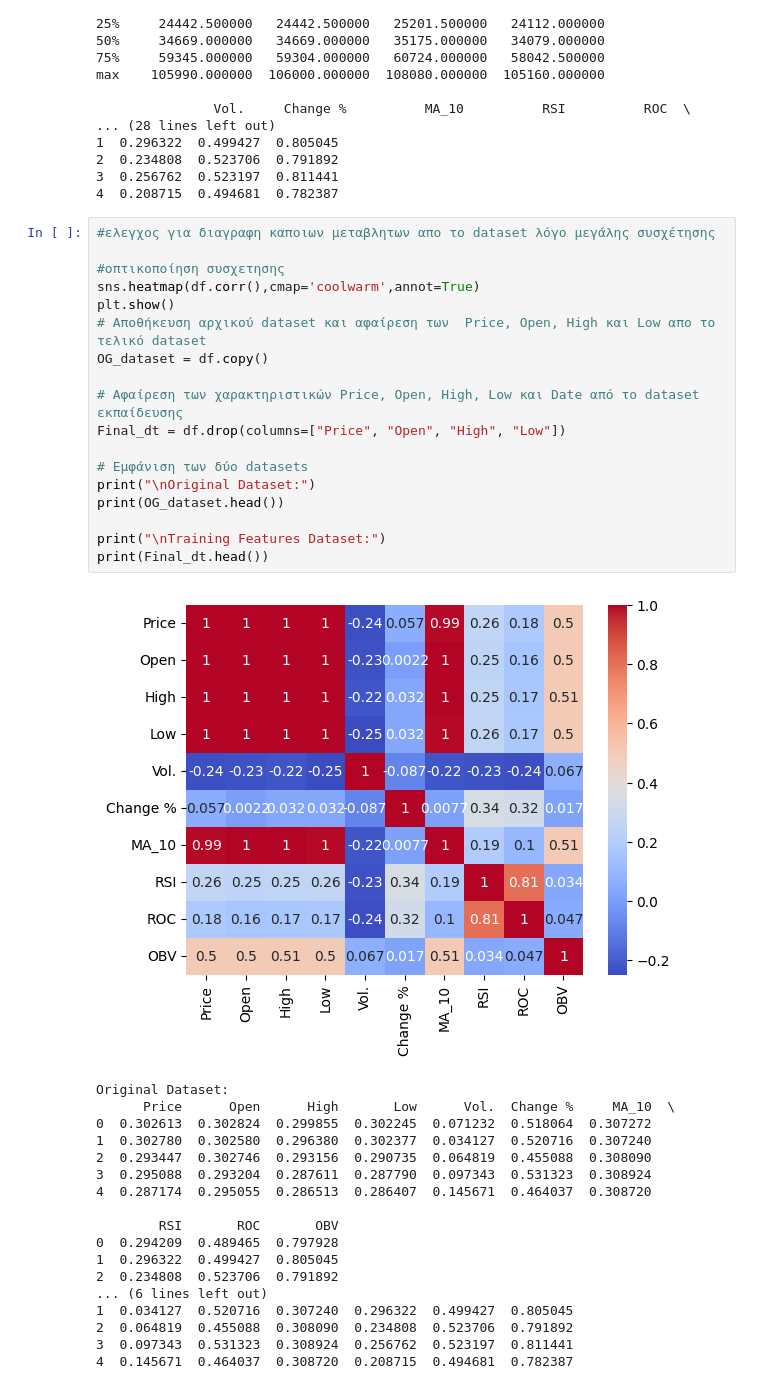
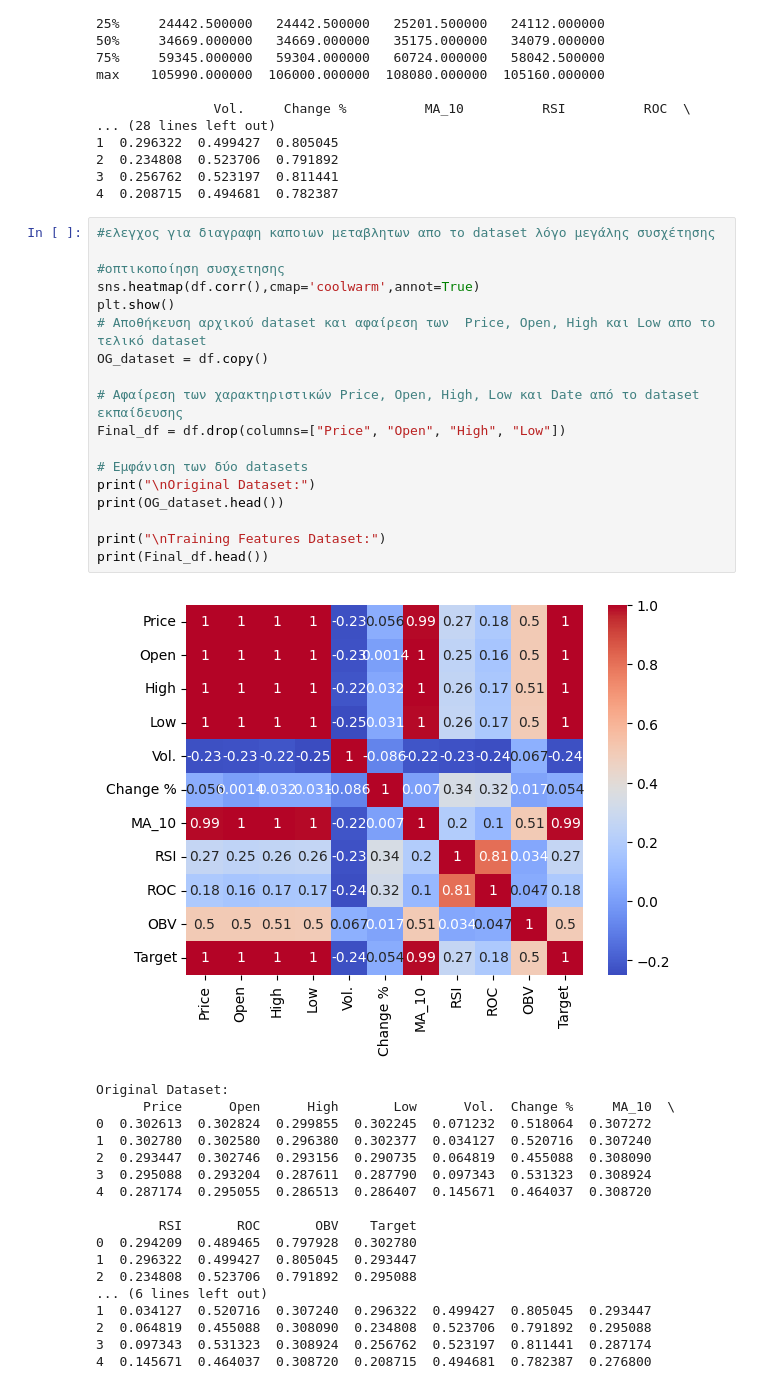
Before and after one commit to chrisaMel/Machine-Learning, a Jupyter notebook: BitCoinApallaktiki.ipynb, the cells around one changed output. Saved outputs shown, nothing was run; the diff lists cells and outputs as text.

Commit message:
Προετοιμασία για εκπαίδευση: εισαγωγή της στήλης της επόμενης μέρας (Target), διαχωρισμός του dataset σε train και test και δημιουργία των K-folds για cross-validation

```diff
--- a/BitCoinApallaktiki.ipynb
+++ b/BitCoinApallaktiki.ipynb
@@ -232,23 +232,23 @@ max    105990.000000  106000.000000  108080.000000  105160.000000
 # %%
 #ελεγχος για διαγραφη καποιων μεταβλητων απο το dataset λόγο μεγάλης συσχέτησης
 
 #οπτικοποίηση συσχετησης
 sns.heatmap(df.corr(),cmap='coolwarm',annot=True)
 plt.show()
 # Αποθήκευση αρχικού dataset και αφαίρεση των  Price, Open, High και Low απο το τελικό dataset
 OG_dataset = df.copy()
 
 # Αφαίρεση των χαρακτηριστικών Price, Open, High, Low και Date από το dataset εκπαίδευσης
-Final_dt = df.drop(columns=["Price", "Open", "High", "Low"])
+Final_df = df.drop(columns=["Price", "Open", "High", "Low"])
 
 # Εμφάνιση των δύο datasets
 print("\nOriginal Dataset:")
 print(OG_dataset.head())
 
 print("\nTraining Features Dataset:")
-print(Final_dt.head())
+print(Final_df.head())
 # %% [output]
-[figure, old version]
+[figure, new version]
 Original Dataset:
       Price      Open      High       Low      Vol.  Change %     MA_10  \
 0  0.302613  0.302824  0.299855  0.302245  0.071232  0.518064  0.307272
@@ -257,12 +257,12 @@ Original Dataset:
 3  0.295088  0.293204  0.287611  0.287790  0.097343  0.531323  0.308924
 4  0.287174  0.295055  0.286513  0.286407  0.145671  0.464037  0.308720
 
-        RSI       ROC       OBV
-0  0.294209  0.489465  0.797928
-1  0.296322  0.499427  0.805045
-2  0.234808  0.523706  0.791892
+        RSI       ROC       OBV    Target
+0  0.294209  0.489465  0.797928  0.302780
+1  0.296322  0.499427  0.805045  0.293447
+2  0.234808  0.523706  0.791892  0.295088
 ... (6 lines left out)
-1  0.034127  0.520716  0.307240  0.296322  0.499427  0.805045
-2  0.064819  0.455088  0.308090  0.234808  0.523706  0.791892
-3  0.097343  0.531323  0.308924  0.256762  0.523197  0.811441
-4  0.145671  0.464037  0.308720  0.208715  0.494681  0.782387
+1  0.034127  0.520716  0.307240  0.296322  0.499427  0.805045  0.293447
+2  0.064819  0.455088  0.308090  0.234808  0.523706  0.791892  0.295088
+3  0.097343  0.531323  0.308924  0.256762  0.523197  0.811441  0.287174
+4  0.145671  0.464037  0.308720  0.208715  0.494681  0.782387  0.276800
```
Also changed, not shown: parts of 1 cell of this notebook.
